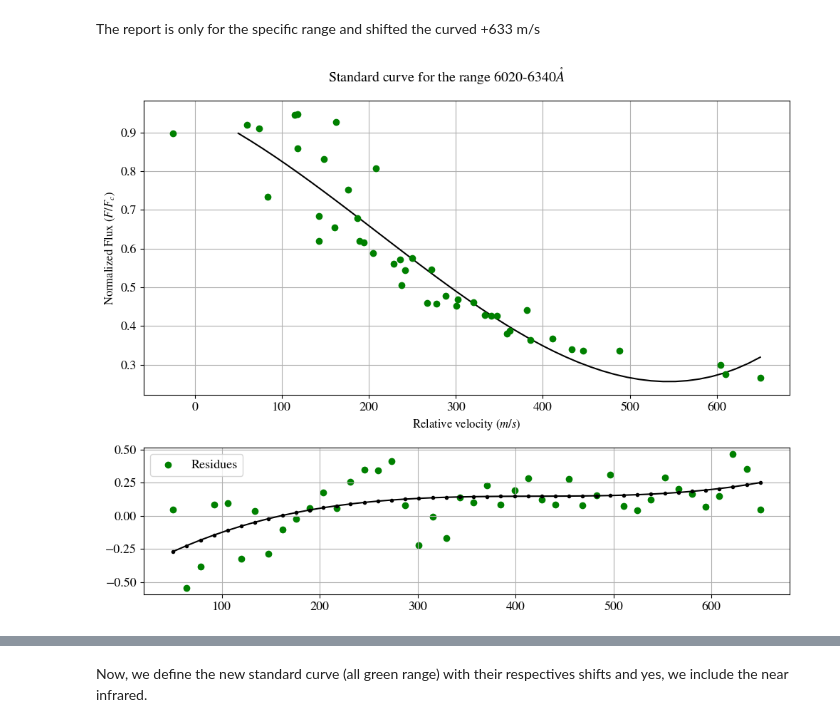
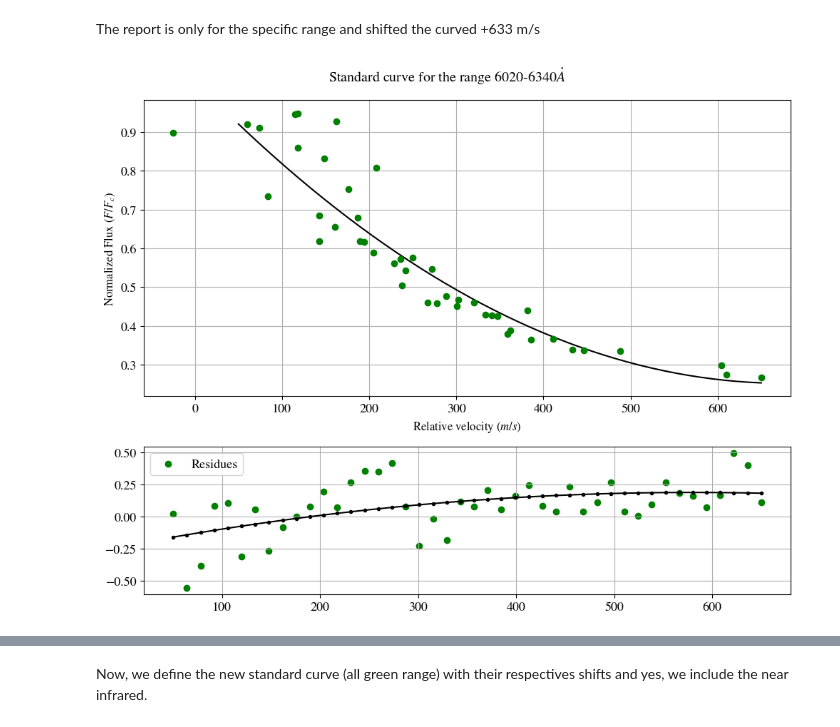
Before and after one commit to ccuellarn/Measurement-and-Characterization-of-Granulation-Patterns-in-the-IAG-Solar-Flux-Spectrum, a Jupyter notebook: Project/Characterization/Third signature/Standard_curves.ipynb, the cells around one changed output, grey strips where cells are left out. Drawn from its saved outputs; the diff is of its cells as text; code cells hidden in the pictures.

```diff
--- a/Project/Characterization/Third signature/Standard_curves.ipynb
+++ b/Project/Characterization/Third signature/Standard_curves.ipynb
@@ -89,7 +89,7 @@ The report is only for the specific range and shifted the curved +633 m/s
 # %%
 #In the report is given in function of the velocity
 
-pol = Polynomial.fit(values_VIS_standard['Velocity']+633,values_VIS_standard['Flux'], 3)
+pol = Polynomial.fit(values_VIS_standard['Velocity']+633,values_VIS_standard['Flux'], 2)
 param = pol.convert().coef
 values_vel = np.linspace(50, max(values_VIS_standard['Velocity']+633), len(values_VIS_standard))
 vel_fit = pol(values_vel)
@@ -99,34 +99,34 @@ residuos = (values_VIS_standard['Flux']) - vel_fit
 std_flux = np.std(residuos)
 
 #Plot for fixed the zero point of velocity
 fig2, axis = plt.subplots(2,1, figsize = (10, 8), gridspec_kw = {"height_ratios":[2, 1]})
 ax1 = axis[0]
 ax2 = axis[1]
 
 fig2.suptitle(r'Standard curve for the range 6020-6340$\mathring{A}$')
 
 ax1.errorbar(values_VIS_standard['Velocity']+633,values_VIS_standard['Flux'], capsize=6,fmt='o', color='green')
 ax1.plot(values_vel,vel_fit,c='k')
 ax1.set_ylabel(r'Normalized Flux $(F/F_{c})$')
 ax1.set_xlabel(r'Relative velocity $(m/s)$')
 ax1.grid()
 ax1.tick_params(axis='both',labelsize=13)
 
 #Check if there a polynomial correction on the residues
-pol_res = Polynomial.fit(values_vel,residuos, 3)
+pol_res = Polynomial.fit(values_vel,residuos, 2)
 param_res = pol_res.convert().coef #Parameters to correct
 values_res = np.linspace(min(values_vel), max(values_vel), len(values_vel))
 res_fit = poly.polyval(values_res,param_res)
 
 ax2.scatter(values_vel,residuos,c='green',label='Residues')
 ax2.plot(values_res,res_fit,c='k',marker='.')
 ax2.grid()
 ax2.legend()
 ax2.tick_params(axis='both',labelsize=13)
 
 
 fig2.tight_layout()
 # %% [output]
-[figure, old version]
+[figure, new version]
 # %%
 #Ajuste de errores basados en los residuos del ajuste
```
Also changed, not shown: parts of 7 cells of this notebook, 19 other files.
